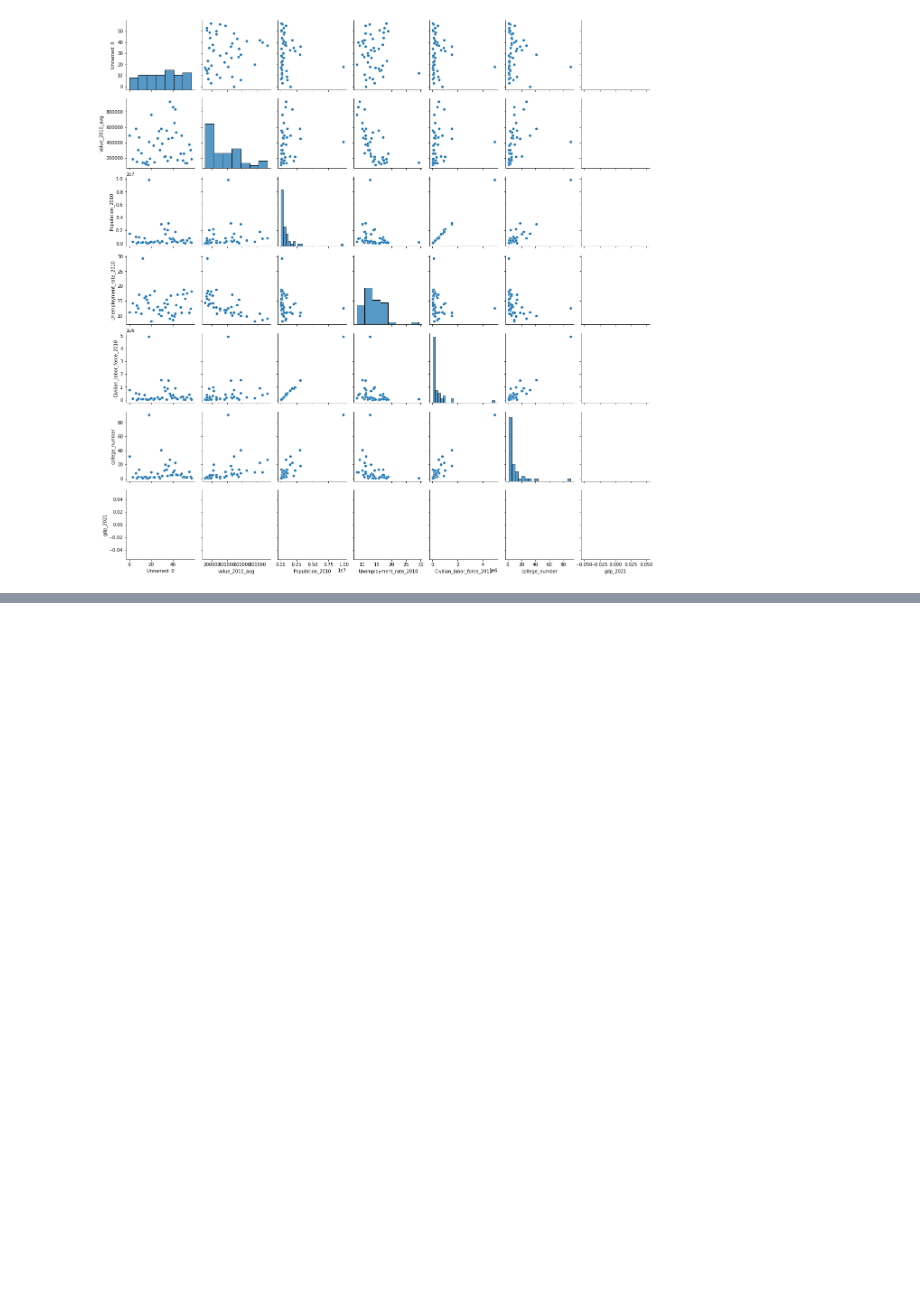
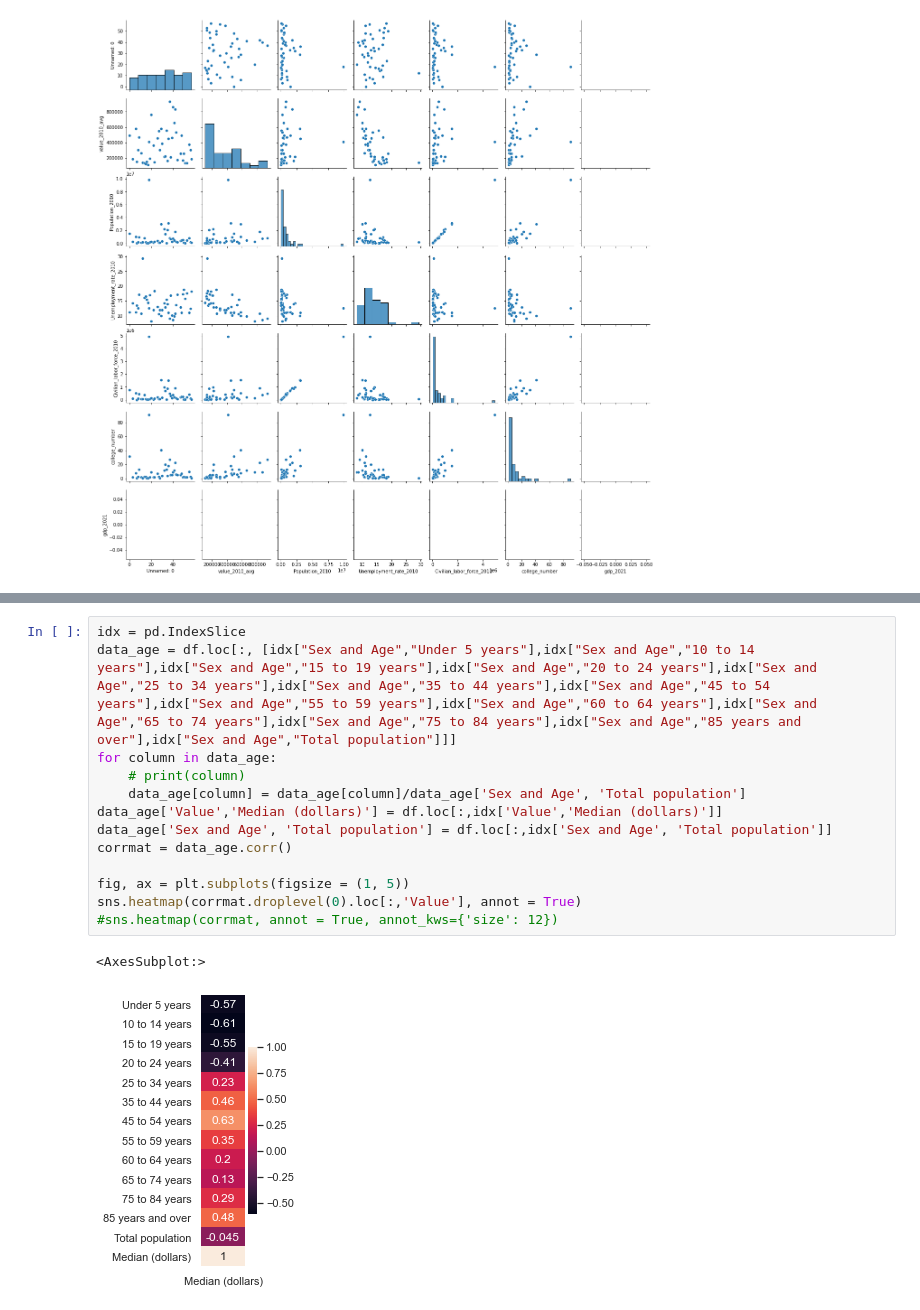
Before and after one commit to JeisonPham/ECE143Project, a Jupyter notebook: coll.ipynb, the cells around one changed output, grey strips where cells are left out. Cells and saved outputs as stored; diff of their text form; blank space fills up the shorter version.

```diff
--- a/coll.ipynb
+++ b/coll.ipynb
@@ -69,0 +73,16 @@ sns.heatmap(corrmat, annot = True, annot_kws={'size': 12})
+# %%
+idx = pd.IndexSlice
+data_age = df.loc[:, [idx["Sex and Age","Under 5 years"],idx["Sex and Age","10 to 14 years"],idx["Sex and Age","15 to 19 years"],idx["Sex and Age","20 to 24 years"],idx["Sex and Age","25 to 34 years"],idx["Sex and Age","35 to 44 years"],idx["Sex and Age","45 to 54 years"],idx["Sex and Age","55 to 59 years"],idx["Sex and Age","60 to 64 years"],idx["Sex and Age","65 to 74 years"],idx["Sex and Age","75 to 84 years"],idx["Sex and Age","85 years and over"],idx["Sex and Age","Total population"]]]
+for column in data_age:
+    # print(column)
+    data_age[column] = data_age[column]/data_age['Sex and Age', 'Total population']
+data_age['Value','Median (dollars)'] = df.loc[:,idx['Value','Median (dollars)']]
+data_age['Sex and Age', 'Total population'] = df.loc[:,idx['Sex and Age', 'Total population']]
+corrmat = data_age.corr()
+
+fig, ax = plt.subplots(figsize = (1, 5))
+sns.heatmap(corrmat.droplevel(0).loc[:,'Value'], annot = True)
+#sns.heatmap(corrmat, annot = True, annot_kws={'size': 12})
+# %% [output]
+<AxesSubplot:>
+[figure, added]
```
Also changed, not shown: parts of 29 cells of this notebook.
